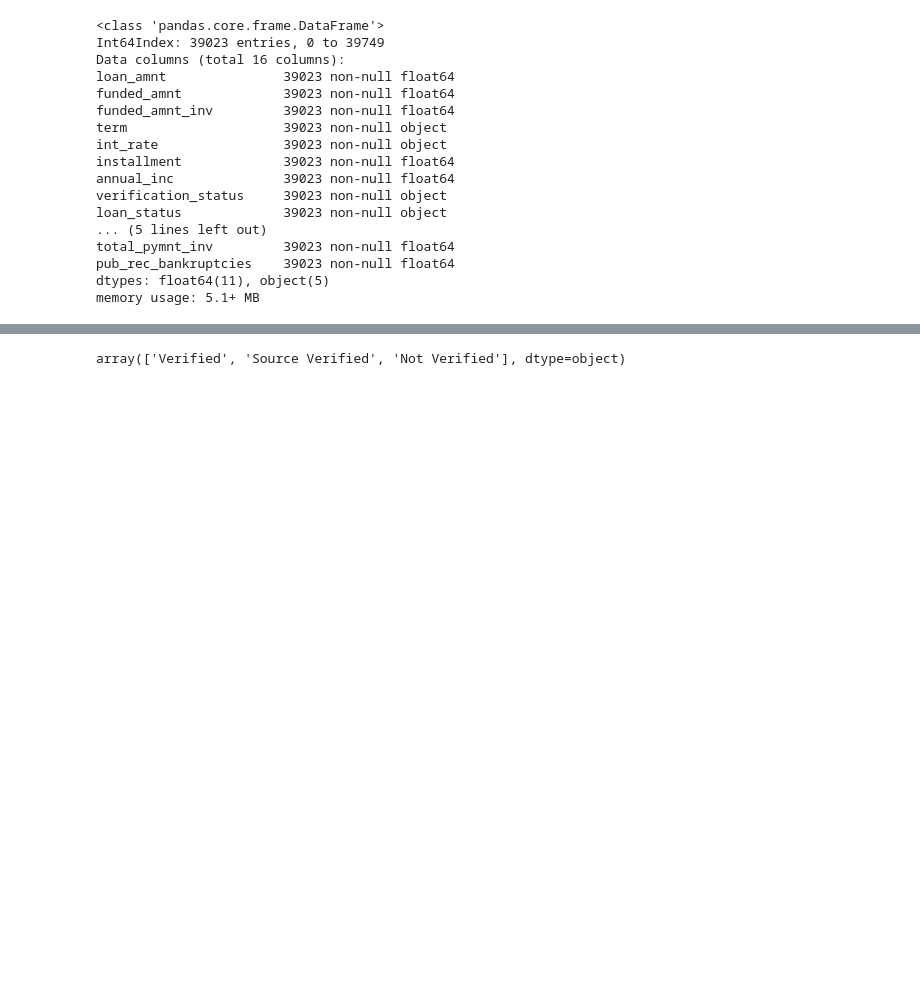
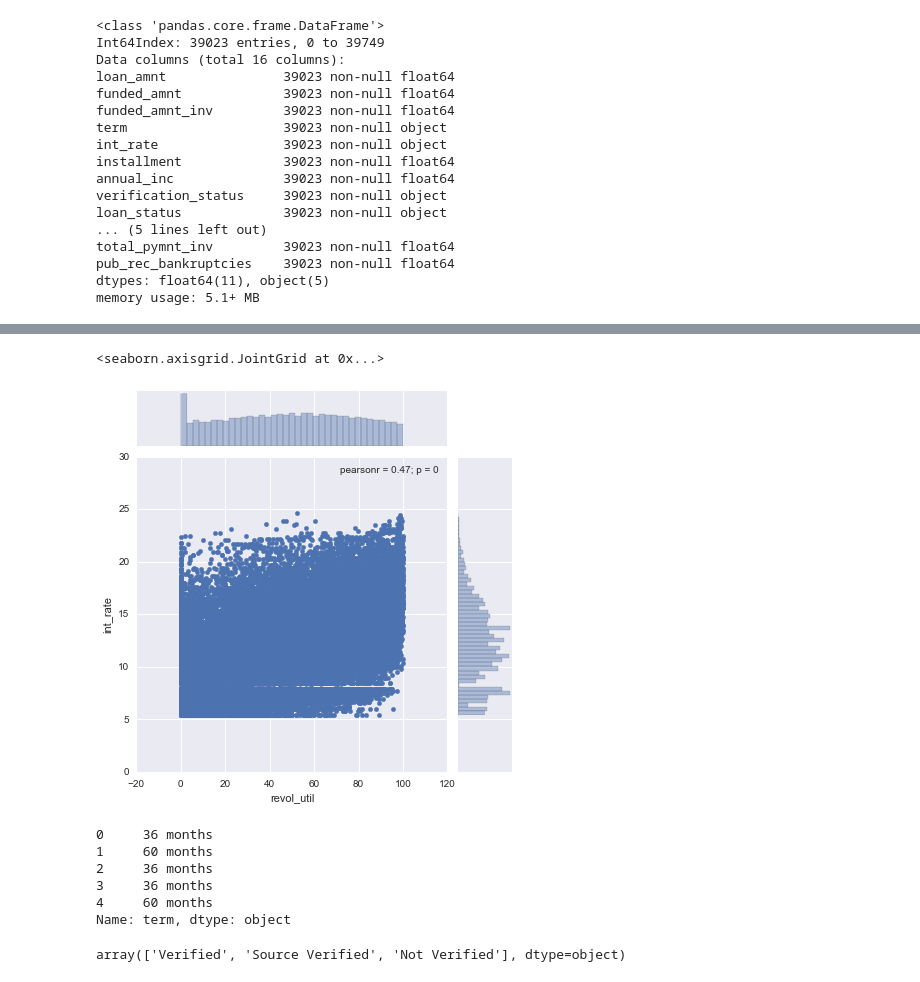
Before and after one commit to shobhitmishra/Udacity_Machine_Learning, a Jupyter notebook: Capstone Project/Lending_Tree_Loan_Prediction.ipynb, the cells around one changed output, grey strips where cells are left out. Cells and saved outputs as stored; diff of their text form; code cells hidden in the pictures; blank space fills up the shorter version.

```diff
--- a/Capstone Project/Lending_Tree_Loan_Prediction.ipynb
+++ b/Capstone Project/Lending_Tree_Loan_Prediction.ipynb
@@ -133,3 +131,17 @@ loan_data['revol_util'] = loan_data['revol_util'].apply(lambda x: float(x[:-1]))
+# %%
+sns.jointplot(x='revol_util',y='int_rate',data=loan_data)
+# %% [output]
+<seaborn.axisgrid.JointGrid at 0x...>
+[figure, added]
+# %%
+loan_data['term'].head()
+# %% [output]
+0     36 months
+1     60 months
+2     36 months
+3     36 months
+4     60 months
+Name: term, dtype: object
 # %%
 loan_data['verification_status'].unique()
 # %% [output]
```
Also changed, not shown: parts of 22 cells of this notebook, 7 other files.
